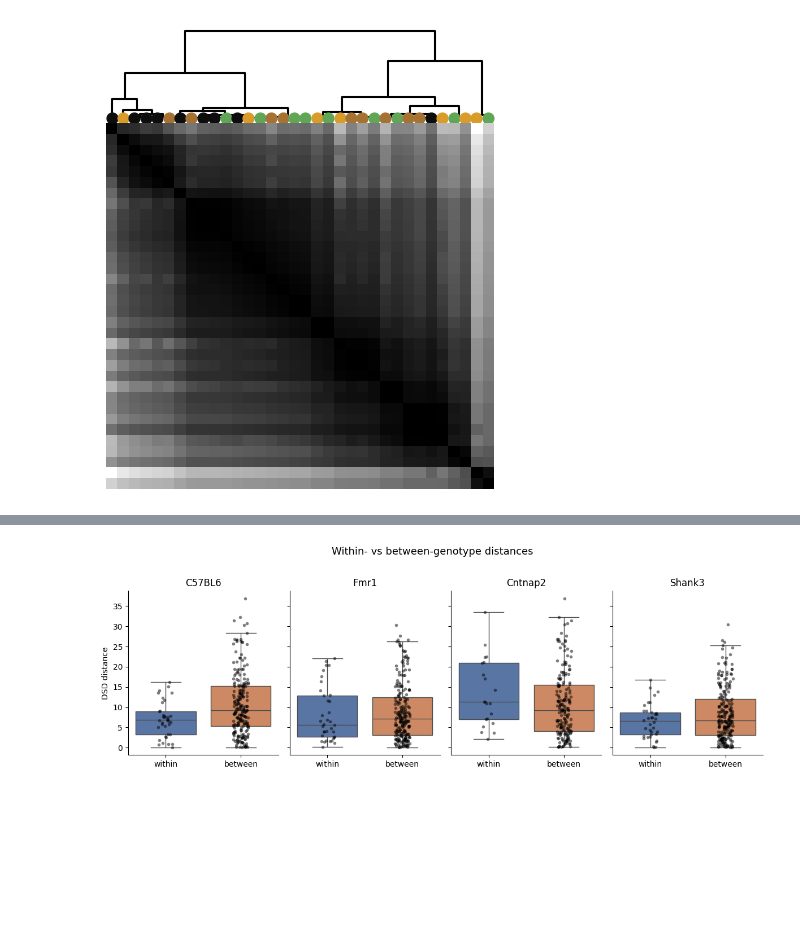
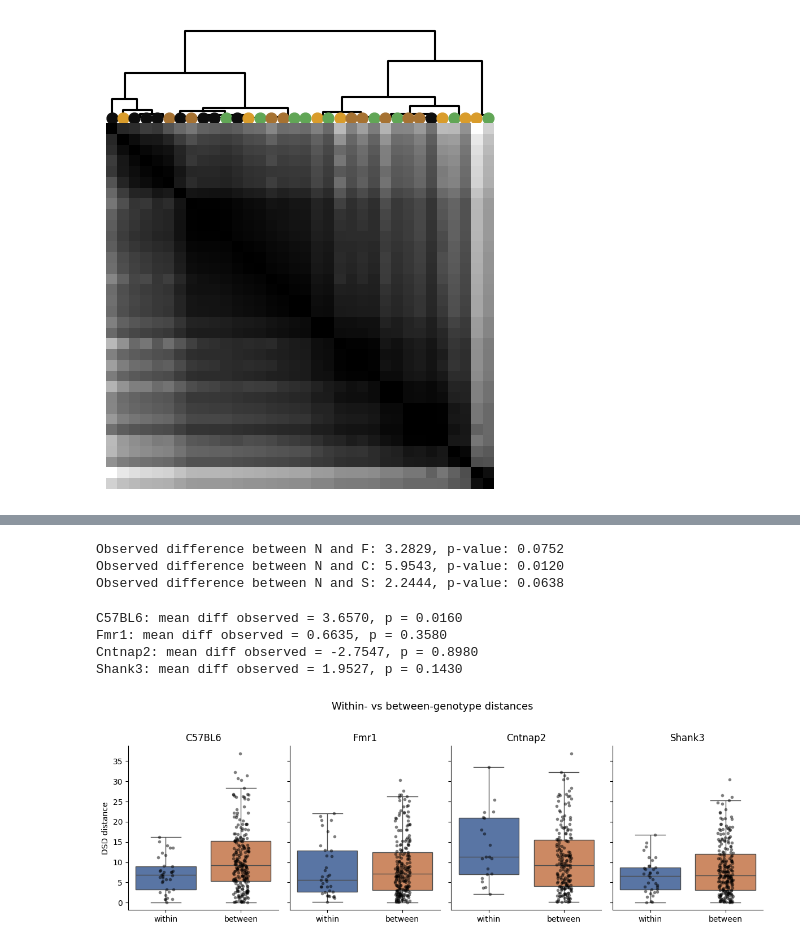
Before and after one commit to brunaafl/ShapeMetrics, a Jupyter notebook: ibl_autism/neural_genotype.ipynb, the cells around one changed output, grey strips where cells are left out. Drawn from its saved outputs; the diff is of its cells as text; code cells hidden in the pictures; blank space fills up the shorter version.

```diff
--- a/ibl_autism/neural_genotype.ipynb
+++ b/ibl_autism/neural_genotype.ipynb
@@ -402,7 +441,7 @@ for g in genotypes:
     #vals = [a.mean(-1).T for a in arrs if (len(a) >= 100) ] # (n_neurons, contrast) for each subject
     if g=='N':
         # Remove this subject of N because it has a very different activity and messes with the clustering
-        vals.pop(3)
+        vals.pop(-1)
 
     all_genotypes.extend([g]*len(vals))
 
@@ -477,39 +731,50 @@ plt.show()
+# %%
+for g in other_gens:
+    obs_diff, perm_diffs, p_value = permutation_gen(dist_neural, 'N', g, labels_arr, n_perms=10000, random_state=42)
+    print(f"Observed difference between N and {g}: {obs_diff:.4f}, p-value: {p_value:.4f}")
+# %% [output]
+Observed difference between N and F: 3.2829, p-value: 0.0752
+Observed difference between N and C: 5.9543, p-value: 0.0120
+Observed difference between N and S: 2.2444, p-value: 0.0638
 # %%
 
 # For each genotype: within-genotype distances vs between-genotype distances
 labels_arr = np.array(all_genotypes)
 genotype_order = [g for g in ['N', 'F', 'C', 'S'] if g in labels_arr]
 
-records = []
-S_fc = dist_neural.shape[0]
-for i in range(S_fc):
-    for j in range(i + 1, S_fc):
-        if labels_arr[i] == labels_arr[j]:
-            records.append({'genotype': labels_arr[i], 'kind': 'within', 'distance': dist_neural[i, j]})
-        else:
-            records.append({'genotype': labels_arr[i], 'kind': 'between', 'distance': dist_neural[i, j]})
-            records.append({'genotype': labels_arr[j], 'kind': 'between', 'distance': dist_neural[i, j]})
+df_dist = get_distance_records(dist_neural, labels_arr)
+df_dist = pd.DataFrame(df_dist)
 
-df_dist = pd.DataFrame(records)
+# permutation test for each genotype
+for g in genotype_order:
+    obs = per_genotype_stat(dist_neural, labels_arr, g)
+    perm_stats_g = np.array([per_genotype_stat(dist_neural, np.random.permutation(labels_arr), g) for _ in range(1000)])
+    p_val = np.mean(perm_stats_g >= obs)
+    print(f"{map_labels.get(g, g)}: mean diff observed = {obs:.4f}, p = {p_val:.4f}")
+
 palette = {'within': '#4C72B0', 'between': '#DD8452'}
 
 fig, axes = plt.subplots(1, len(genotype_order), figsize=(3 * len(genotype_order), 4), sharey=True)
 if len(genotype_order) == 1:
     axes = [axes]
 
 for ax, g in zip(axes, genotype_order):
     df_g = df_dist[df_dist['genotype'] == g]
     sns.boxplot(data=df_g, x='kind', y='distance', hue='kind', order=['within', 'between'],
                    palette=palette, showfliers=False, ax=ax)
     sns.stripplot(data=df_g, x='kind', y='distance', order=['within', 'between'],
                   color='black', alpha=0.5, size=4, jitter=True, ax=ax)
     ax.set_title(map_labels.get(g, g), fontsize=12)
     ax.set_xlabel('')
     ax.set_ylabel('DSD distance' if g == genotype_order[0] else '')
 
 plt.suptitle('Within- vs between-genotype distances', fontsize=13, y=1.02)
 sns.despine()
 plt.tight_layout()
 plt.show()
 # %% [output]
+C57BL6: mean diff observed = 3.6570, p = 0.0160
+Fmr1: mean diff observed = 0.6635, p = 0.3580
+Cntnap2: mean diff observed = -2.7547, p = 0.8980
+Shank3: mean diff observed = 1.9527, p = 0.1430
-[figure, old version]
+[figure, new version]
```
Also changed, not shown: parts of 64 cells of this notebook, 3 other files.
